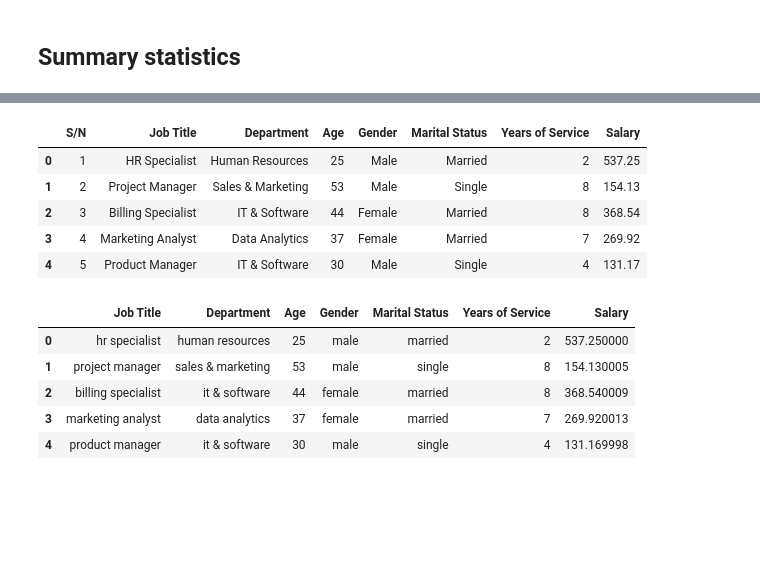
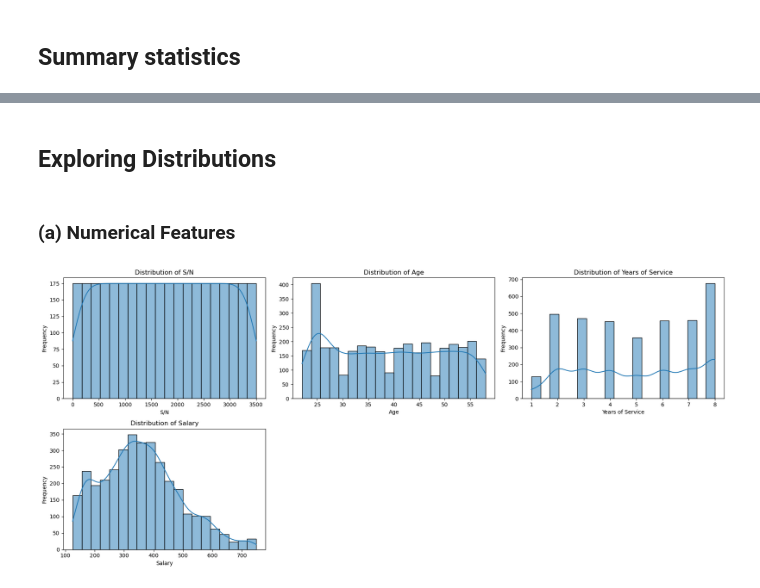
Before and after one commit to UgeneTettey/Employee_Attrition, a Jupyter notebook: notebooks/EDA_and_preprocessing.ipynb, the cells around one changed output, grey strips where cells are left out. Cells and saved outputs as stored; diff of their text form; code cells hidden in the pictures; blank space fills up the shorter version.

```diff
--- a/notebooks/EDA_and_preprocessing.ipynb
+++ b/notebooks/EDA_and_preprocessing.ipynb
@@ -146,18 +121,4 @@ memory usage: 72.5+ KB
-# %%
-df_1.head()
-# %% [output]
-|  | S/N | Job Title | Department | Age | Gender | Marital Status | Years of Service | Salary |
-| 0 | 1 | HR Specialist | Human Resources | 25 | Male | Married | 2 | 537.25 |
-| 1 | 2 | Project Manager | Sales & Marketing | 53 | Male | Single | 8 | 154.13 |
-| 2 | 3 | Billing Specialist | IT & Software | 44 | Female | Married | 8 | 368.54 |
-| 3 | 4 | Marketing Analyst | Data Analytics | 37 | Female | Married | 7 | 269.92 |
-| 4 | 5 | Product Manager | IT & Software | 30 | Male | Single | 4 | 131.17 |
-# %%
-df_1_cleaned.head()
-# %% [output]
-|  | Job Title | Department | Age | Gender | Marital Status | Years of Service | Salary |
-| 0 | hr specialist | human resources | 25 | male | married | 2 | 537.250000 |
-| 1 | project manager | sales & marketing | 53 | male | single | 8 | 154.130005 |
-| 2 | billing specialist | it & software | 44 | female | married | 8 | 368.540009 |
-| 3 | marketing analyst | data analytics | 37 | female | married | 7 | 269.920013 |
-| 4 | product manager | it & software | 30 | male | single | 4 | 131.169998 |
+# %% [markdown]
+## Exploring Distributions
+# %% [markdown]
+### (a) Numerical Features
@@ -163,0 +169,5 @@ df_1_cleaned.head()
+# %%
+# hisptogram plot for existing employee data
+plot_histograms(df_1, bins=20, kde=True)
+# %% [output]
+[figure, added]
```
Also changed, not shown: parts of 14 cells of this notebook.
